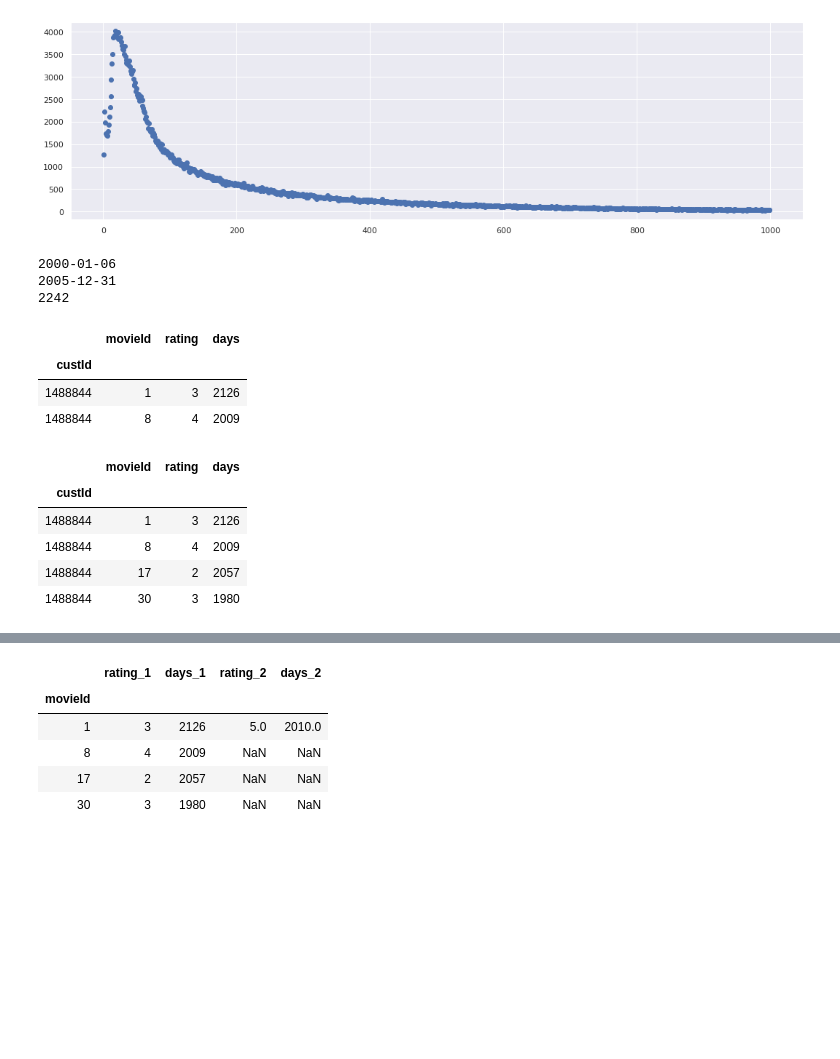
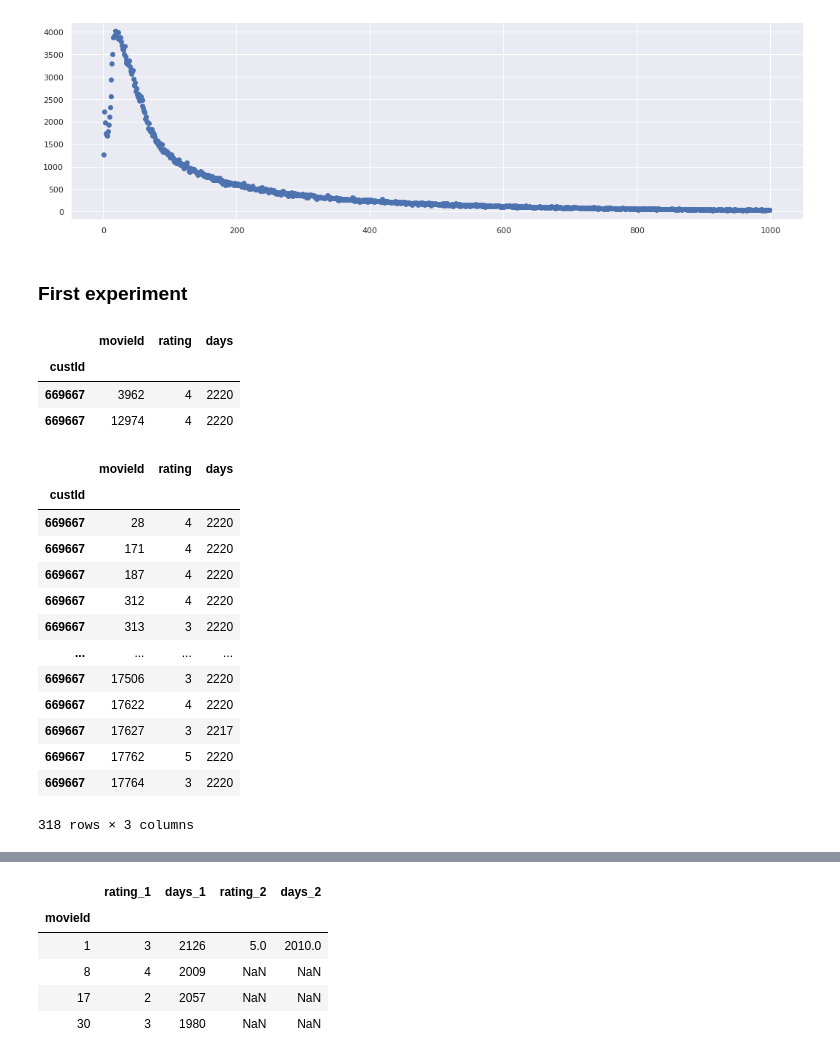
Before and after one commit to VincentHenric/IASD_privacy, a Jupyter notebook: privacy_project.ipynb, the cells around one changed output, grey strips where cells are left out. Drawn from its saved outputs; the diff is of its cells as text; code cells hidden in the pictures; blank space fills up the shorter version.

```diff
--- a/privacy_project.ipynb
+++ b/privacy_project.ipynb
@@ -54,6 +74,12 @@ movieId,custId,rating,date
 # %%
-df = pd.read_csv('ratings.csv', nrows = 100000, index_col = 1)
-# df = pd.read_csv('ratings.csv', index_col = 1)
+# df = pd.read_csv('ratings.csv', nrows = 100000, index_col = 1, dtype={'movieId':np.int16, 'custId':np.int32, 'rating':np.int8, 'date':'object'})
+df = pd.read_csv('ratings.csv', index_col = 1, dtype={'movieId':np.int16, 'custId':np.int32, 'rating':np.int8, 'date':'object'}, na_filter=False)
+# df = pd.read_csv('ratings.csv')
 
+print(df.memory_usage().sum()/1024**3)
 # iter_csv = pd.read_csv('file.csv', iterator=True, chunksize=1000)
 # df = pd.concat([chunk[chunk['field'] > constant] for chunk in iter_csv]
+
+print(df.shape)
+print(len(set(df.index)))
+print(df.index.max())
@@ -67,0 +91,12 @@ df.shape
+# %%
+print(df['date'].min())
+print(df['date'].max())
+MIN_DATE = '1999-11-11'
+MAX_DATE = '2005-12-31'
+print((pd.to_datetime(MAX_DATE) - pd.to_datetime(MIN_DATE)).days)
+
+df['days'] = ((pd.to_datetime(df['date']) - pd.to_datetime(MIN_DATE)).dt.days).astype(np.int16)
+df = df.drop('date', axis=1)
+# df.index = df.index.astype(np.int32)
+print(df.memory_usage().sum()/1024**3)
+df.head()
@@ -82,39 +131,37 @@ plt.scatter(nb_reviews[nb_reviews.index<1000].index, nb_reviews[nb_reviews.index
 # %% [output]
 <matplotlib.collections.PathCollection at 0x...>
 [figure]
-# %%
-print(df['date'].min())
-print(df['date'].max())
-MIN_DATE = '1999-11-11'
-MAX_DATE = '2005-12-31'
-print((pd.to_datetime(MAX_DATE) - pd.to_datetime(MIN_DATE)).days)
-# %% [output]
-2000-01-06
-2005-12-31
-2242
-# %%
-df['days'] = (pd.to_datetime(df['date']) - pd.to_datetime(MIN_DATE)).dt.days
-df = df.drop('date', axis=1)
-df.head()
+# %% [markdown]
+### First experiment
 # %%
+np.random.seed(42)
+
 aux_list = [privacy.Auxiliary(True, True, 0, 0), privacy.Auxiliary(True, True, 0, 0)]
 
-aux = privacy.Generate.generate(df, aux_list, custId=1488844)
+aux = privacy.Generate.generate(df, aux_list, custId=None)
 aux
 # %% [output]
 |  | movieId | rating | days |
 | custId |  |  |  |
-| 1488844 | 1 | 3 | 2126 |
-| 1488844 | 8 | 4 | 2009 |
+| 669667 | 3962 | 4 | 2220 |
+| 669667 | 12974 | 4 | 2220 |
 # %%
-df.loc[1488844]
+df.loc[aux.index[0]]
 # %% [output]
 |  | movieId | rating | days |
 | custId |  |  |  |
-| 1488844 | 1 | 3 | 2126 |
-| 1488844 | 8 | 4 | 2009 |
-| 1488844 | 17 | 2 | 2057 |
-| 1488844 | 30 | 3 | 1980 |
+| 669667 | 28 | 4 | 2220 |
+| 669667 | 171 | 4 | 2220 |
+| 669667 | 187 | 4 | 2220 |
+| 669667 | 312 | 4 | 2220 |
+| 669667 | 313 | 3 | 2220 |
+| ... | ... | ... | ... |
+| 669667 | 17506 | 3 | 2220 |
+| 669667 | 17622 | 4 | 2220 |
+| 669667 | 17627 | 3 | 2217 |
+| 669667 | 17762 | 5 | 2220 |
+| 669667 | 17764 | 3 | 2220 |
+318 rows × 3 columns
 # %%
 # scoring = privacy.Score_simple(privacy.equal_similarity)
 # scoring = privacy.Scoreboard(privacy.equal_similarity, df)
```
Also changed, not shown: parts of 18 cells of this notebook, 7 other files.
